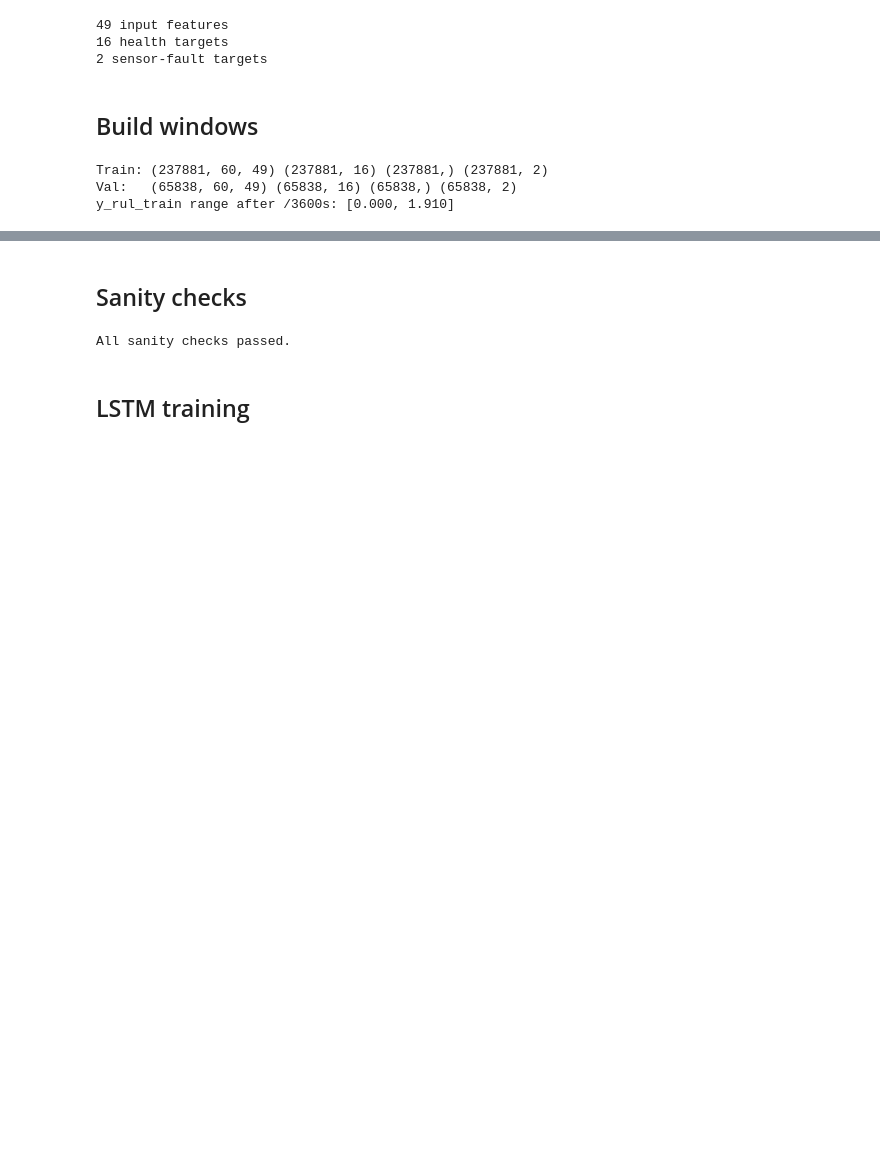
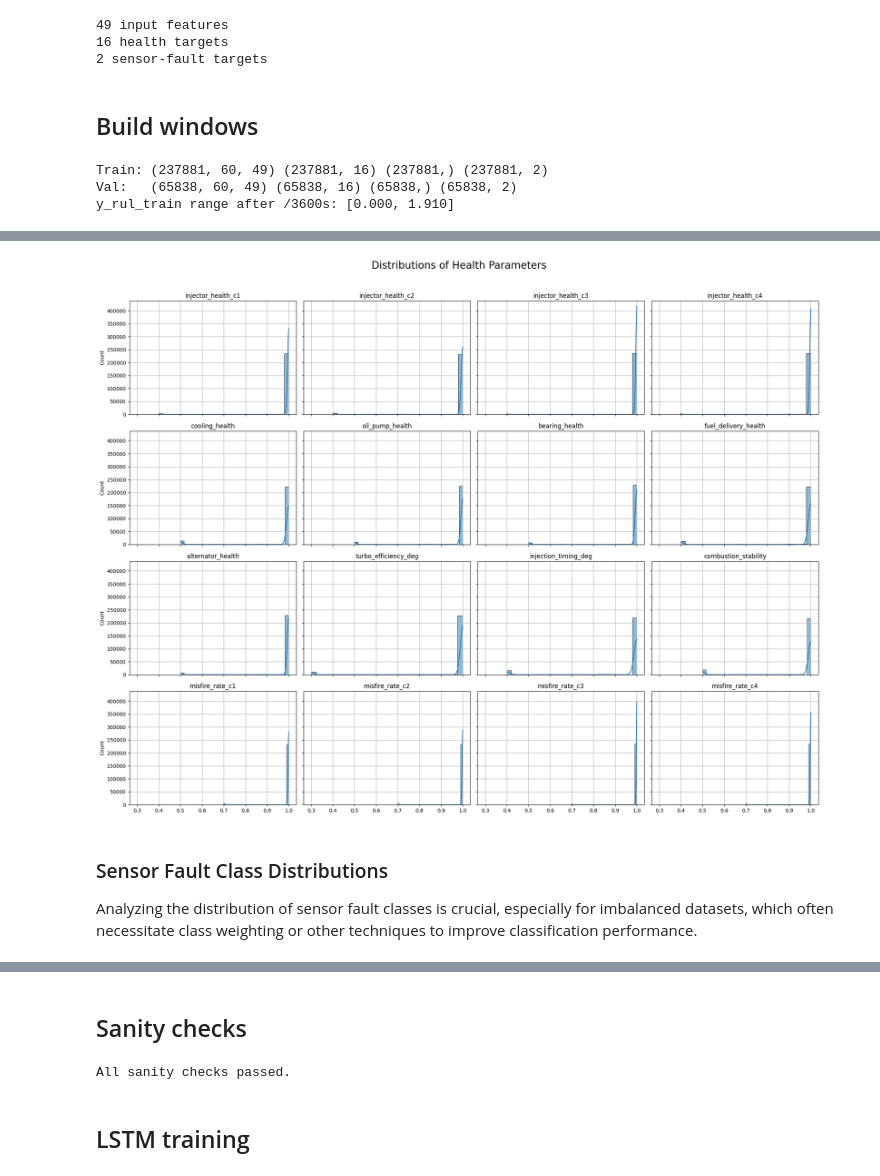
Before and after one commit to parinaB/DroneAcharaya, a Jupyter notebook: ml/training/lstm_rul/lstm_training.ipynb, the cells around one changed output, grey strips where cells are left out. Drawn from its saved outputs; the diff is of its cells as text; code cells hidden in the pictures; blank space fills up the shorter version.

```diff
--- a/ml/training/lstm_rul/lstm_training.ipynb
+++ b/ml/training/lstm_rul/lstm_training.ipynb
@@ -494,0 +455,19 @@ y_rul_train range after /3600s: [0.000, 1.910]
+# %%
+fig, axes = plt.subplots(nrows=4, ncols=4, figsize=(20, 15), sharex=True, sharey=True)
+axes = axes.flatten()
+
+for i, col in enumerate(TARGET_HEALTH_COLUMNS):
+    sns.histplot(y_health_train[:, i], bins=30, kde=True, ax=axes[i])
+    axes[i].set_title(col)
+    axes[i].set_xlabel("")
+    axes[i].grid(True)
+
+plt.suptitle("Distributions of Health Parameters", fontsize=20, y=1.02)
+plt.tight_layout()
+plt.show()
+# %% [output]
+[figure, added]
+# %% [markdown]
+### Sensor Fault Class Distributions
+
+Analyzing the distribution of sensor fault classes is crucial, especially for imbalanced datasets, which often necessitate class weighting or other techniques to improve classification performance.
```
Also changed, not shown: parts of 35 cells of this notebook, 8 other files.
